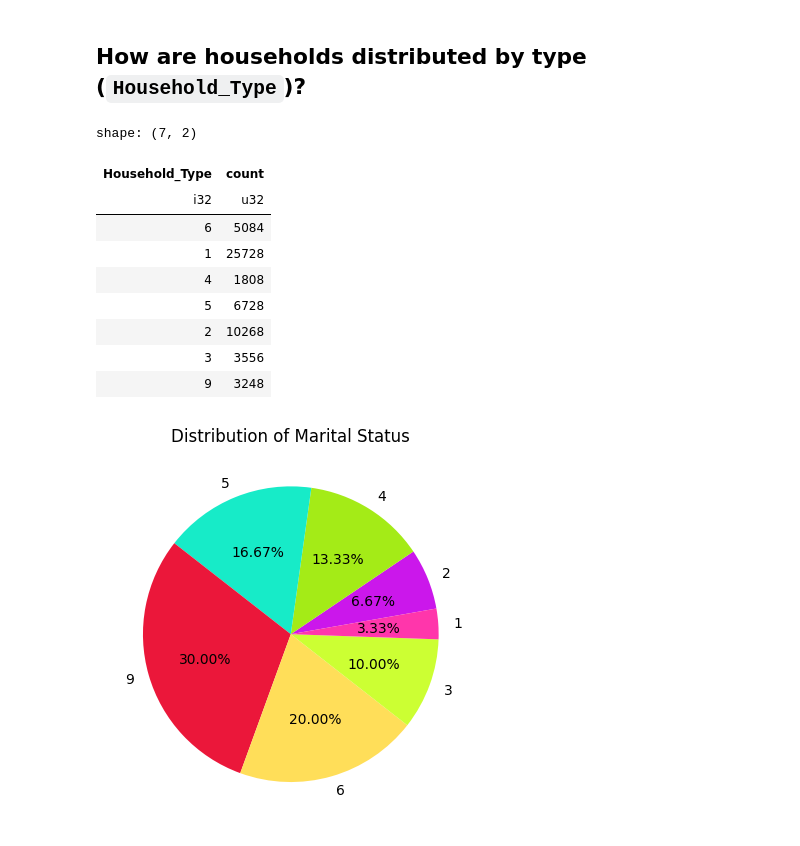
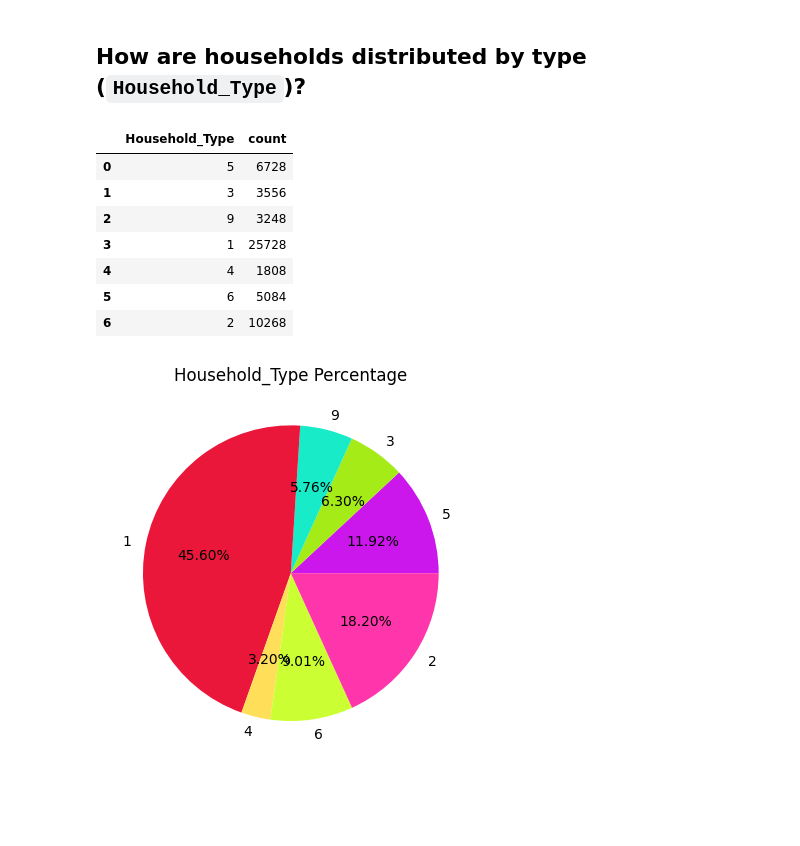
Before and after one commit to Rudra-G-23/rural-financial-inclusion-govt-scheme-recommendation, a Jupyter notebook: parquet-data/lev-03/notebooks/lev-03-04-eda-01.ipynb, the cells around one changed output. Drawn from its saved outputs; the diff is of its cells as text; code cells hidden in the pictures; blank space fills up the shorter version.

```diff
--- a/parquet-data/lev-03/notebooks/lev-03-04-eda-01.ipynb
+++ b/parquet-data/lev-03/notebooks/lev-03-04-eda-01.ipynb
@@ -46,3 +50,15 @@ Schema([('FSU_Serial_No', Int32),
+# %%
+def draw_pie_sector(col: str) -> None:
+    sector_df = pdf[col].value_counts().to_pandas()
+    display(sector_df)
+
+    plt.pie(
+        sector_df['count'],
+        labels=sector_df[col],
+        autopct='%1.2f%%'
+    )
+    plt.title(f"{col} Percentage")
+    plt.show()
 # %% [markdown]
 # 1. Basic Descriptive Questions
 # %% [markdown]
@@ -95,27 +111,15 @@ plt.show()
 [figure]
 # %% [markdown]
 ## How are households distributed by **type (`Household_Type`)**?
-# %%
-pdf['Household_Type'].value_counts()
-# %% [output]
-shape: (7, 2)
-| Household_Type | count |
-| i32 | u32 |
-| 6 | 5084 |
-| 1 | 25728 |
-| 4 | 1808 |
-| 5 | 6728 |
-| 2 | 10268 |
-| 3 | 3556 |
-| 9 | 3248 |
-# %%
-hh_type_count_df = pdf['Household_Type'].value_counts(normalize=True).to_pandas()
-plt.pie(hh_type_count_df['Household_Type'],
-        labels=hh_type_count_df['Household_Type'],
-    autopct='%1.2f%%',
-    startangle=10
-)
-plt.title("Distribution of Marital Status")
-plt.show()
-# %% [output]
-[figure, removed]
+# %%
+draw_pie_sector('Household_Type')
+# %% [output]
+|  | Household_Type | count |
+| 0 | 5 | 6728 |
+| 1 | 3 | 3556 |
+| 2 | 9 | 3248 |
+| 3 | 1 | 25728 |
+| 4 | 4 | 1808 |
+| 5 | 6 | 5084 |
+| 6 | 2 | 10268 |
+[figure, added]
```
Also changed, not shown: parts of 60 cells of this notebook, 4 other files.
